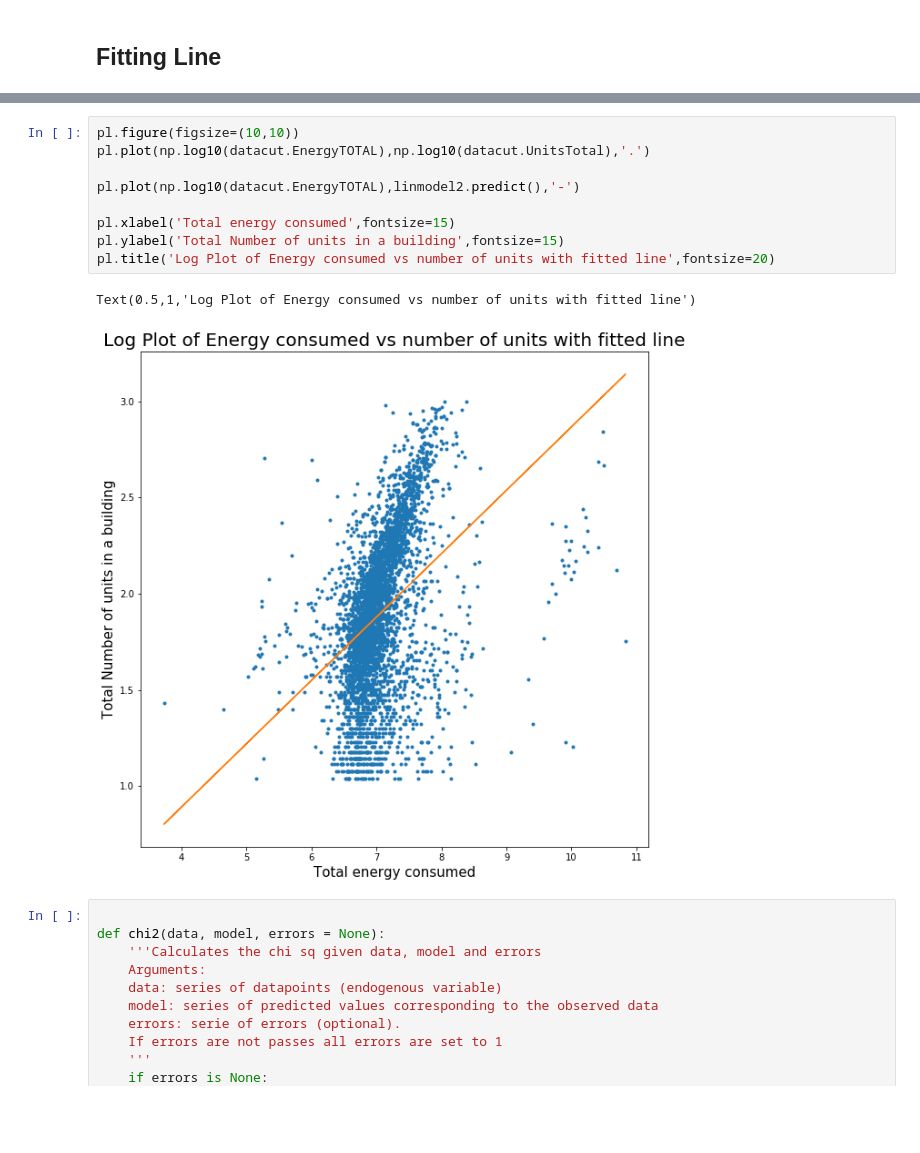
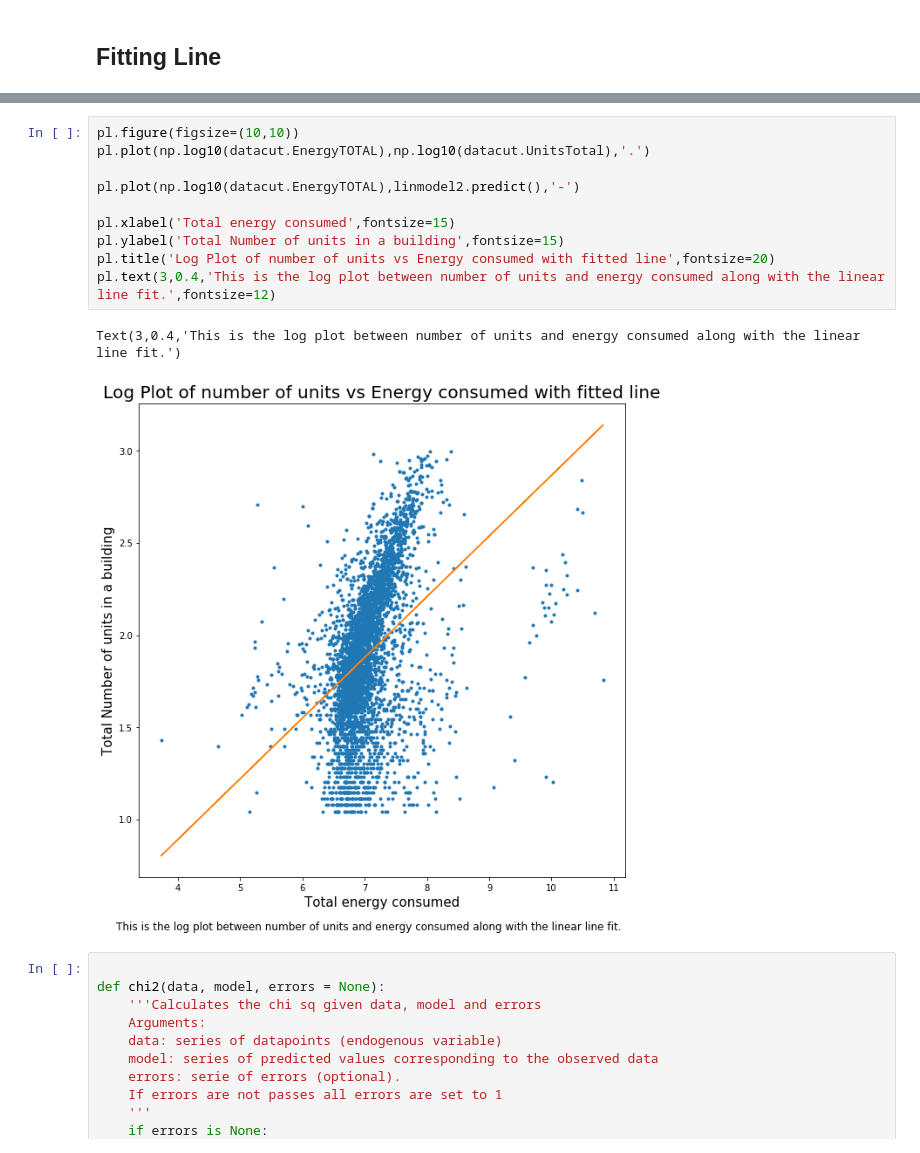
Before and after one commit to gauravcusp/Urban_Informatics_Coding_Assignments, a Jupyter notebook: HW6_gb1877/HW6_1_gb1877.ipynb, the cells around one changed output, grey strips where cells are left out. Cells and saved outputs as stored; diff of their text form; blank space fills up the shorter version.

```diff
--- a/HW6_gb1877/HW6_1_gb1877.ipynb
+++ b/HW6_gb1877/HW6_1_gb1877.ipynb
@@ -310,15 +316,16 @@ OLS Regression Results
 # %%
 pl.figure(figsize=(10,10))
 pl.plot(np.log10(datacut.EnergyTOTAL),np.log10(datacut.UnitsTotal),'.')
 
 pl.plot(np.log10(datacut.EnergyTOTAL),linmodel2.predict(),'-')
 
 pl.xlabel('Total energy consumed',fontsize=15)
 pl.ylabel('Total Number of units in a building',fontsize=15)
-pl.title('Log Plot of Energy consumed vs number of units with fitted line',fontsize=20)
+pl.title('Log Plot of number of units vs Energy consumed with fitted line',fontsize=20)
+pl.text(3,0.4,'This is the log plot between number of units and energy consumed along with the linear line fit.',fontsize=12)
 # %% [output]
-Text(0.5,1,'Log Plot of Energy consumed vs number of units with fitted line')
+Text(3,0.4,'This is the log plot between number of units and energy consumed along with the linear line fit.')
-[figure, old version]
+[figure, new version]
 # %%
 
 def chi2(data, model, errors = None):
```
Also changed, not shown: parts of 14 cells of this notebook, 1 other file.
